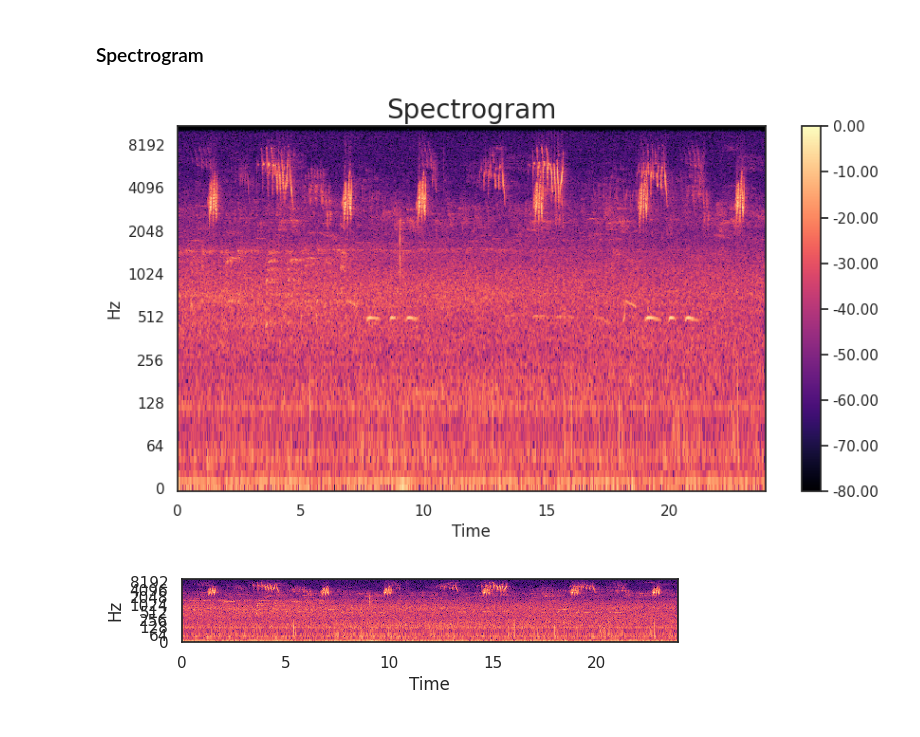
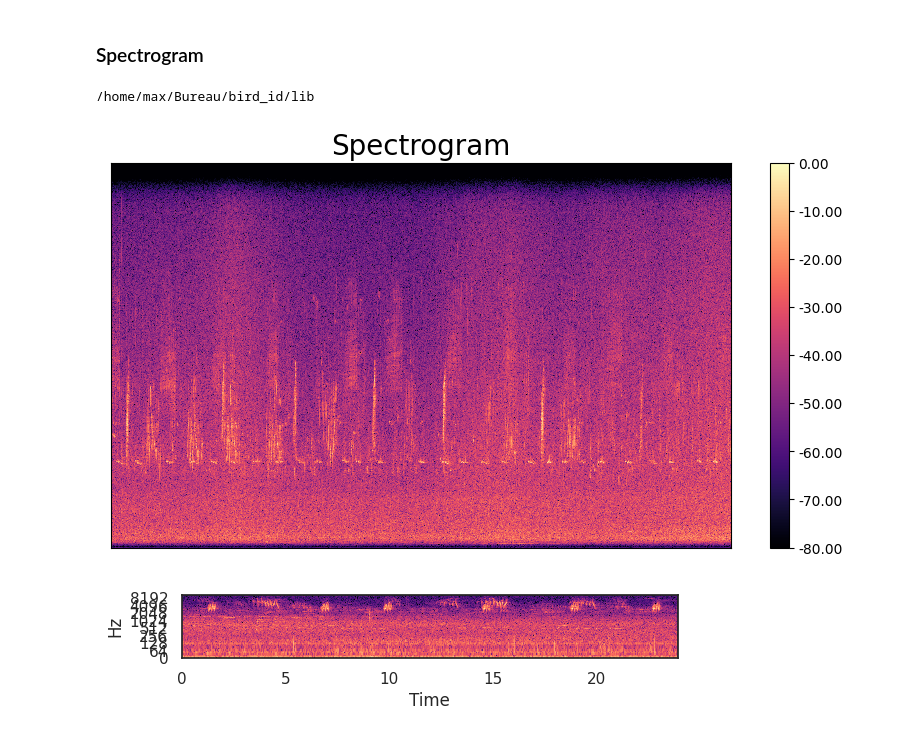
Before and after one commit to Tharos-ux/bird_id, a Jupyter notebook: lib/audio_treatment.ipynb, the cells around one changed output. Drawn from its saved outputs; the diff is of its cells as text; code cells hidden in the pictures.

```diff
--- a/lib/audio_treatment.ipynb
+++ b/lib/audio_treatment.ipynb
@@ -88,18 +88,23 @@ def get_spectro(audio):
     return S_db
 # %%
 # Display Spectrogram
-
+import os
+import librosa.display
+print(os.getcwd())
+import matplotlib.pyplot as plt
 fig, ax = plt.subplots(figsize=(10,5))
-S_db = get_spectro(audio_files[0])
+S_db = get_spectro('../data/aldfly/XC479504.mp3')
 img = librosa.display.specshow(S_db,
                                x_axis='time',
-                               y_axis='log',
+                               y_axis='linear',
                                ax=ax)
+
 ax.set_title('Spectrogram', fontsize=20)
 fig.colorbar(img, ax=ax, format=f'%0.2f')
 plt.show()
 # %% [output]
+/home/max/Bureau/bird_id/lib
-[figure, old version]
+[figure, new version]
 # %%
 # Plot 5 premiers spectrograms
 for i in range(1,6):
```
Also changed, not shown: parts of 1 cell of this notebook, 5 other files.
